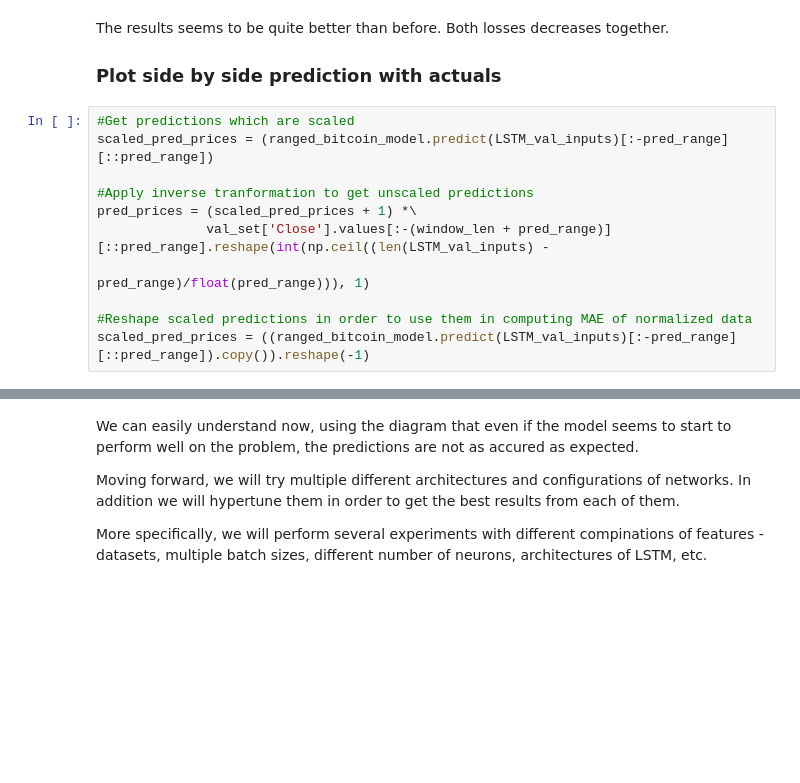
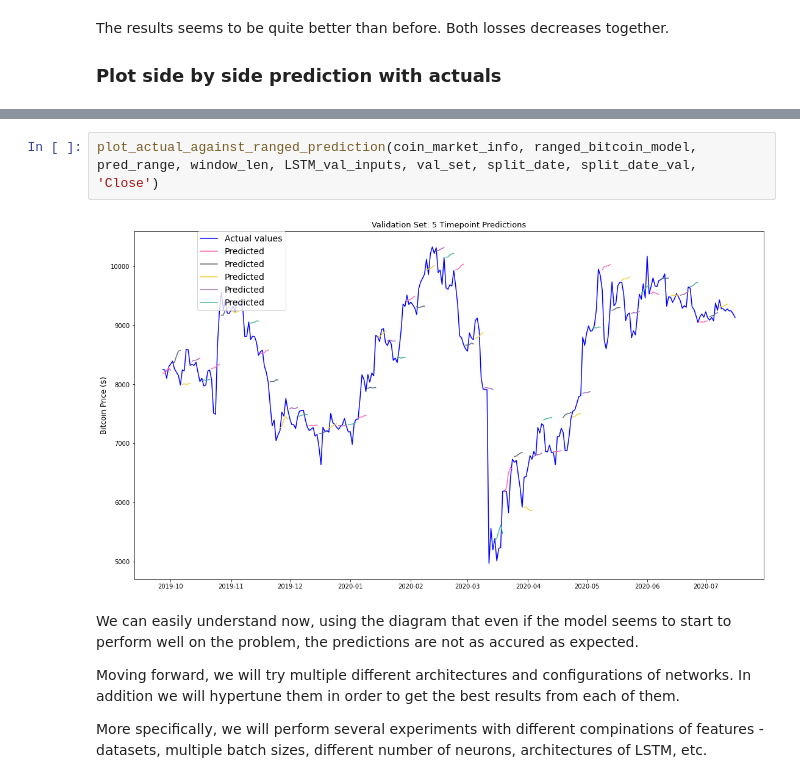
Before and after one commit to teoad95/Deep-learning-Cryptocurrency-price-prediction, a Jupyter notebook: Final.ipynb, the cells around one changed output, grey strips where cells are left out. Drawn from its saved outputs; the diff is of its cells as text; blank space fills up the shorter version.

```diff
--- a/Final.ipynb
+++ b/Final.ipynb
@@ -279,15 +279,4 @@ plot_loss_and_val_loss(hist)
 <p>The results seems to be quite better than before. Both losses decreases together. </p>
 
 <h3>Plot side by side prediction with actuals</h3>
-# %%
-#Get predictions which are scaled
-scaled_pred_prices = (ranged_bitcoin_model.predict(LSTM_val_inputs)[:-pred_range][::pred_range])
-
-#Apply inverse tranformation to get unscaled predictions
-pred_prices = (scaled_pred_prices + 1) *\
-              val_set['Close'].values[:-(window_len + pred_range)][::pred_range].reshape(int(np.ceil((len(LSTM_val_inputs) -
-                                                                                            pred_range)/float(pred_range))), 1)
-
-#Reshape scaled predictions in order to use them in computing MAE of normalized data
-scaled_pred_prices = ((ranged_bitcoin_model.predict(LSTM_val_inputs)[:-pred_range][::pred_range]).copy()).reshape(-1)
 # %%
@@ -324,3 +319,7 @@ plt.show()
+# %%
+plot_actual_against_ranged_prediction(coin_market_info, ranged_bitcoin_model, pred_range, window_len, LSTM_val_inputs, val_set, split_date, split_date_val, 'Close')
+# %% [output]
+[figure, added]
 # %% [markdown]
 <p> We can easily understand now, using the diagram that even if the model seems to start to perform well on the problem, the predictions are not as accured as expected.</p>
 <p> Moving forward, we will try multiple different architectures and configurations of networks. In addition we will hypertune them in order to get the best results from each of them.</p>
```
Also changed, not shown: parts of 15 cells of this notebook.
